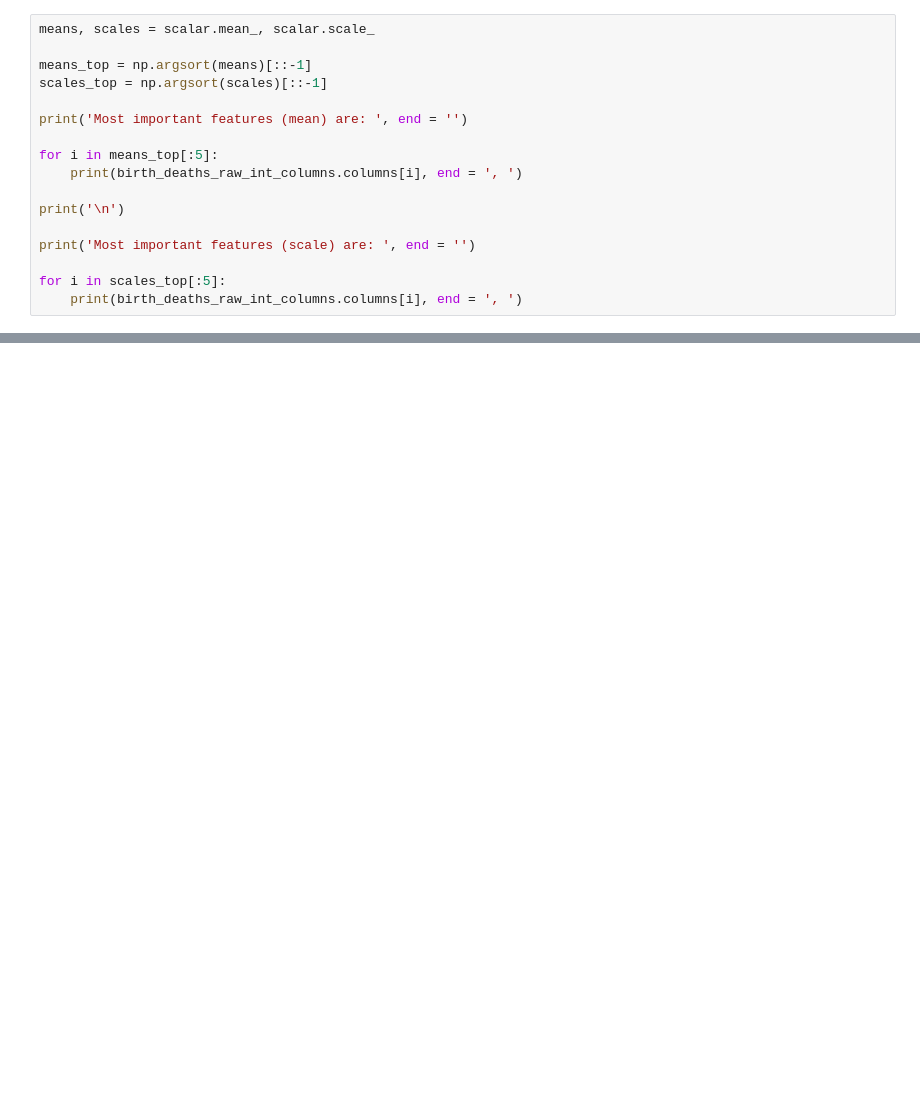
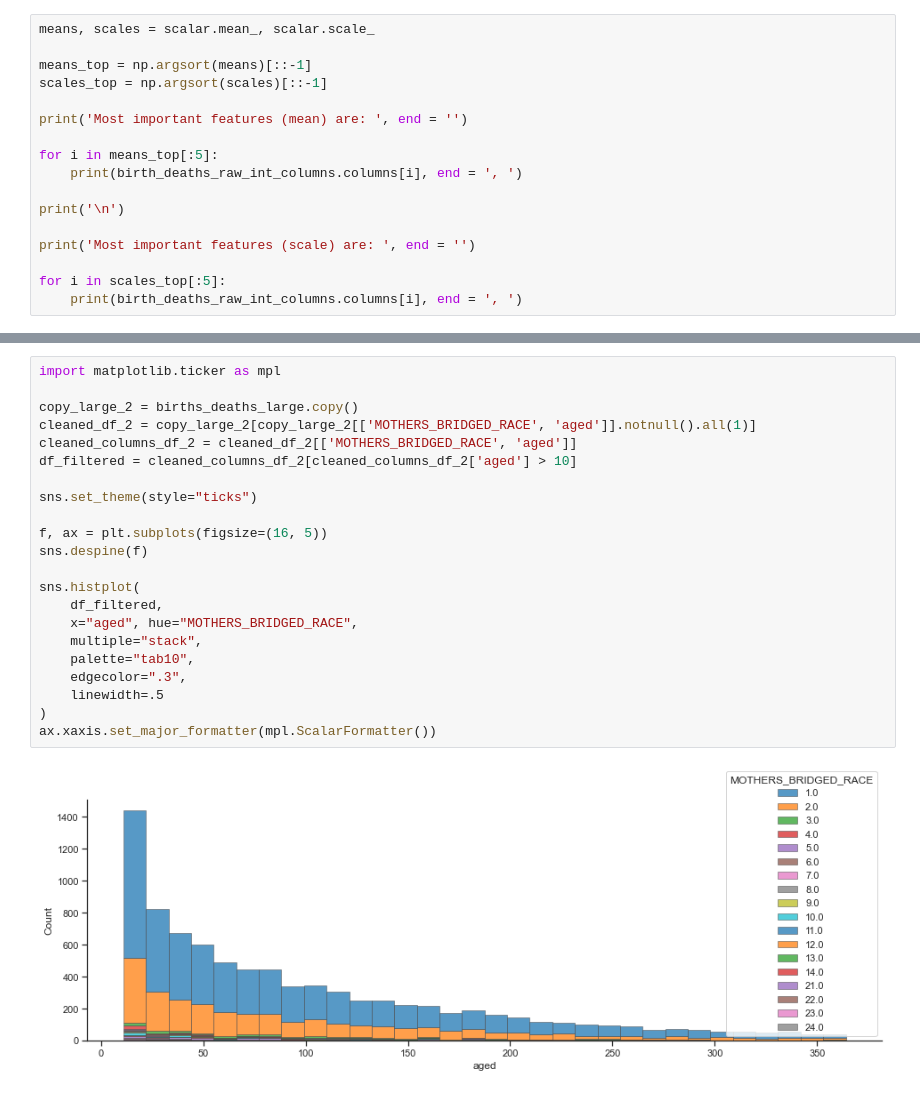
Before and after one commit to OliverCollins/team_32, a Jupyter notebook: ds4a.ipynb, the cells around one changed output, grey strips where cells are left out. Drawn from its saved outputs; the diff is of its cells as text; blank space fills up the shorter version.

```diff
--- a/ds4a.ipynb
+++ b/ds4a.ipynb
@@ -395,0 +374,24 @@ Top three features that increased live birth recode
+# %%
+import matplotlib.ticker as mpl
+
+copy_large_2 = births_deaths_large.copy()
+cleaned_df_2 = copy_large_2[copy_large_2[['MOTHERS_BRIDGED_RACE', 'aged']].notnull().all(1)]
+cleaned_columns_df_2 = cleaned_df_2[['MOTHERS_BRIDGED_RACE', 'aged']]
+df_filtered = cleaned_columns_df_2[cleaned_columns_df_2['aged'] > 10]
+
+sns.set_theme(style="ticks")
+
+f, ax = plt.subplots(figsize=(16, 5))
+sns.despine(f)
+
+sns.histplot(
+    df_filtered,
+    x="aged", hue="MOTHERS_BRIDGED_RACE",
+    multiple="stack",
+    palette="tab10",
+    edgecolor=".3",
+    linewidth=.5
+)
+ax.xaxis.set_major_formatter(mpl.ScalarFormatter())
+# %% [output]
+[figure, added]
```
Also changed, not shown: parts of 9 cells of this notebook.
